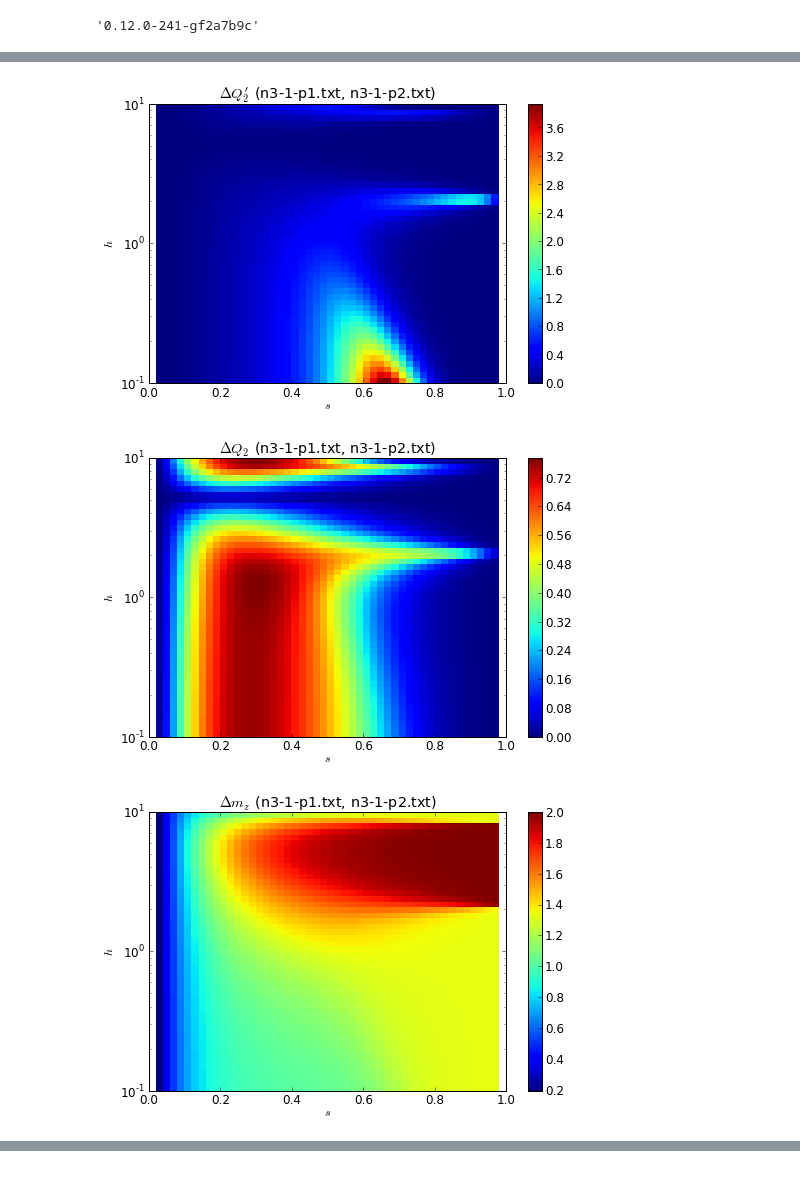
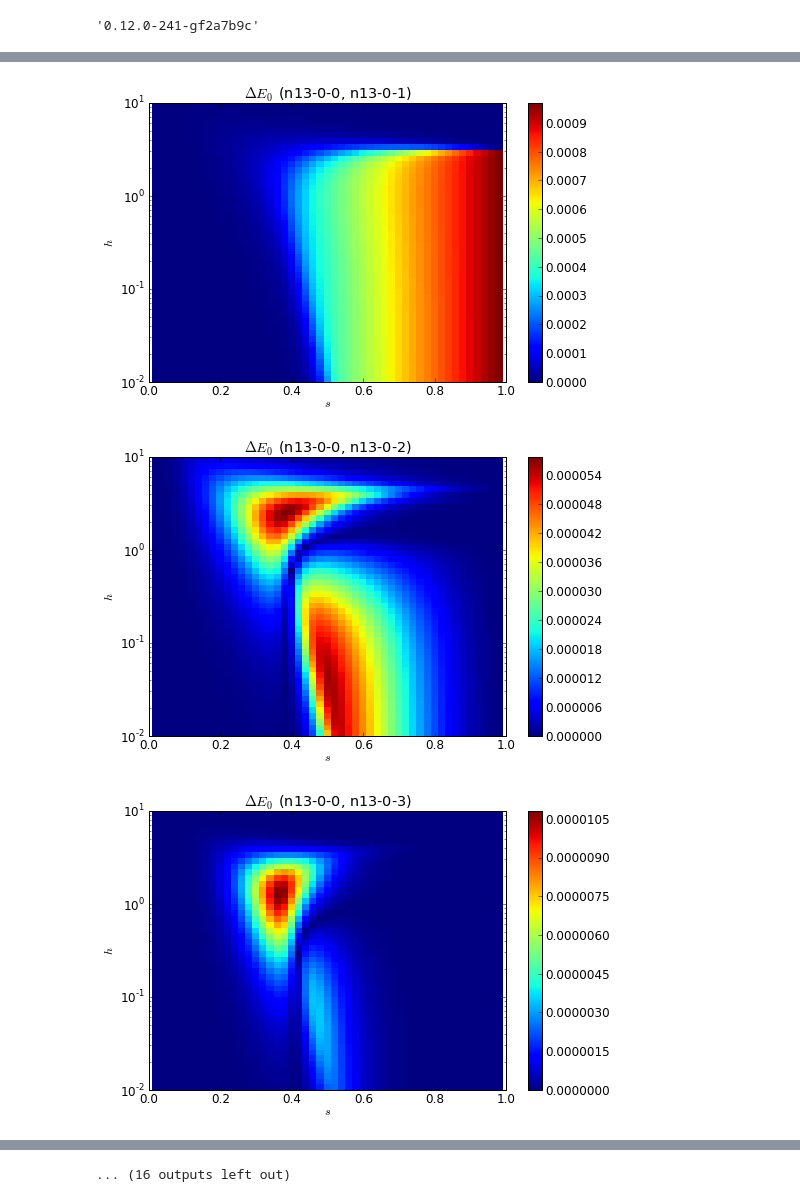
Before and after one commit to mcwitt/quantum-graph-isomorphism, a Jupyter notebook: analysis/heatmap.ipynb, the cells around one changed output, grey strips where cells are left out. Cells and saved outputs as stored; diff of their text form; code cells hidden in the pictures.

```diff
--- a/analysis/heatmap.ipynb
+++ b/analysis/heatmap.ipynb
@@ -10,0 +9,2 @@ files = ['output/n3-1.out']
+# %%
+files = glob('output/n13-0-*-arpack.out')
@@ -40,16 +52,16 @@ for key, group in df.reset_index().groupby(['ver', 'graph', 'dh']):
 # %%
 groups = df.groupby(level=['ver', 'dh'])
 for (ver, dh), group in groups:
     subgroups = ((g, df.reset_index('graph').drop('graph', axis=1))
                  for g, df in group.groupby(level='graph'))
     for (g1, df1), (g2, df2) in combinations(subgroups, 2):
         delta = (df1 - df2).abs()
-        for meas in a.measurements:
+        for meas in ['energy']:
             data = delta.reset_index().pivot(index='h', columns='s', values=meas)
             figure(); a.plot_heatmap(data)
             title('$\Delta {}$ ({}, {})'.format(a.symbol(meas), g1, g2))
-            #savefig('delta-{}-{}-{}.png'.format(meas, g1, g2))
+            savefig('delta-{}-{}-{}.png'.format(meas, g1, g2))
 # %% [output]
-[figure, old version]
+[figure, new version]
-[figure, old version]
+[figure, new version]
-[figure, old version]
+[figure, new version]
@@ -57,0 +77 @@ for (ver, dh), group in groups:
+... (16 outputs left out)
```
Also changed, not shown: parts of 6 cells of this notebook, 3 other files.
